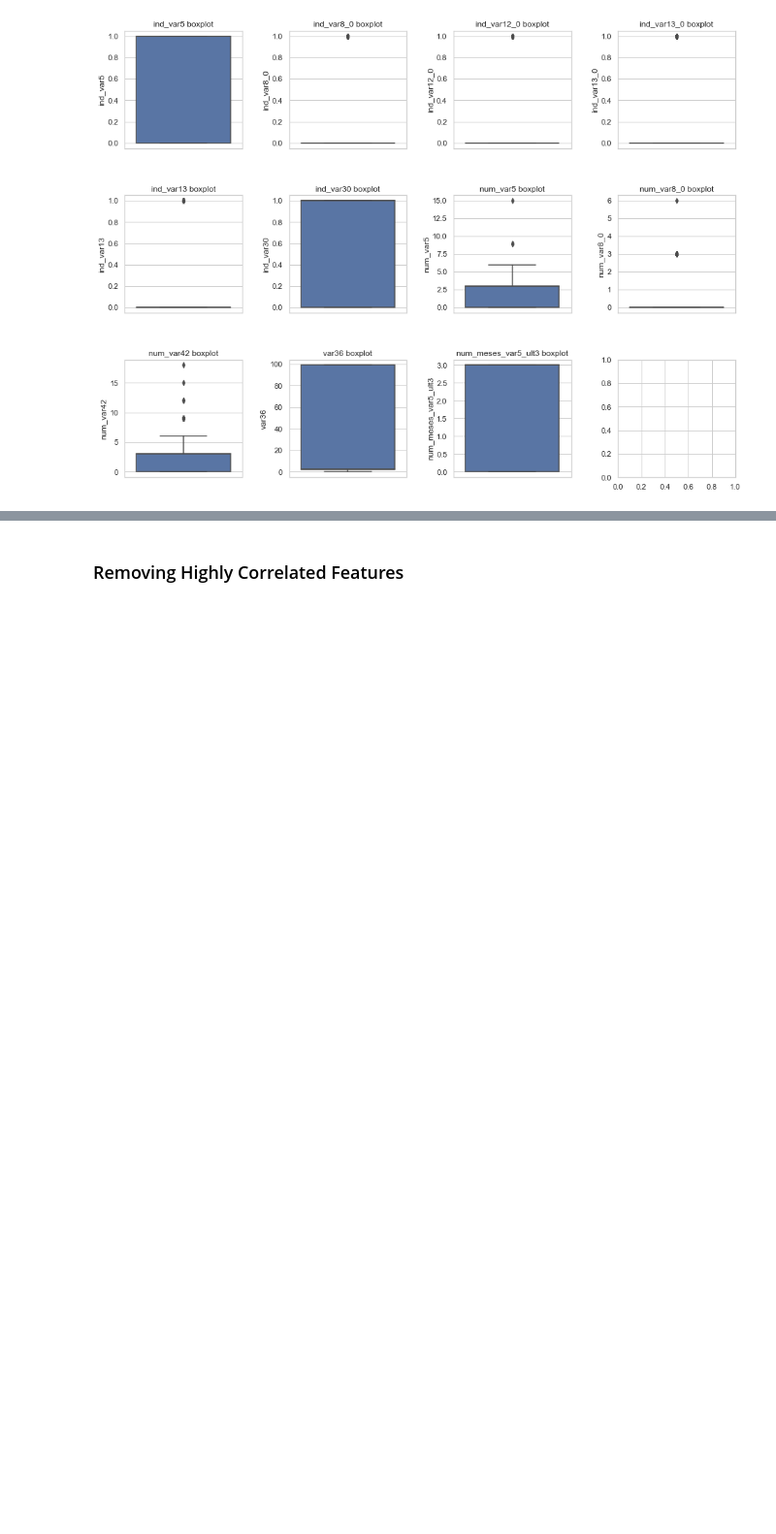
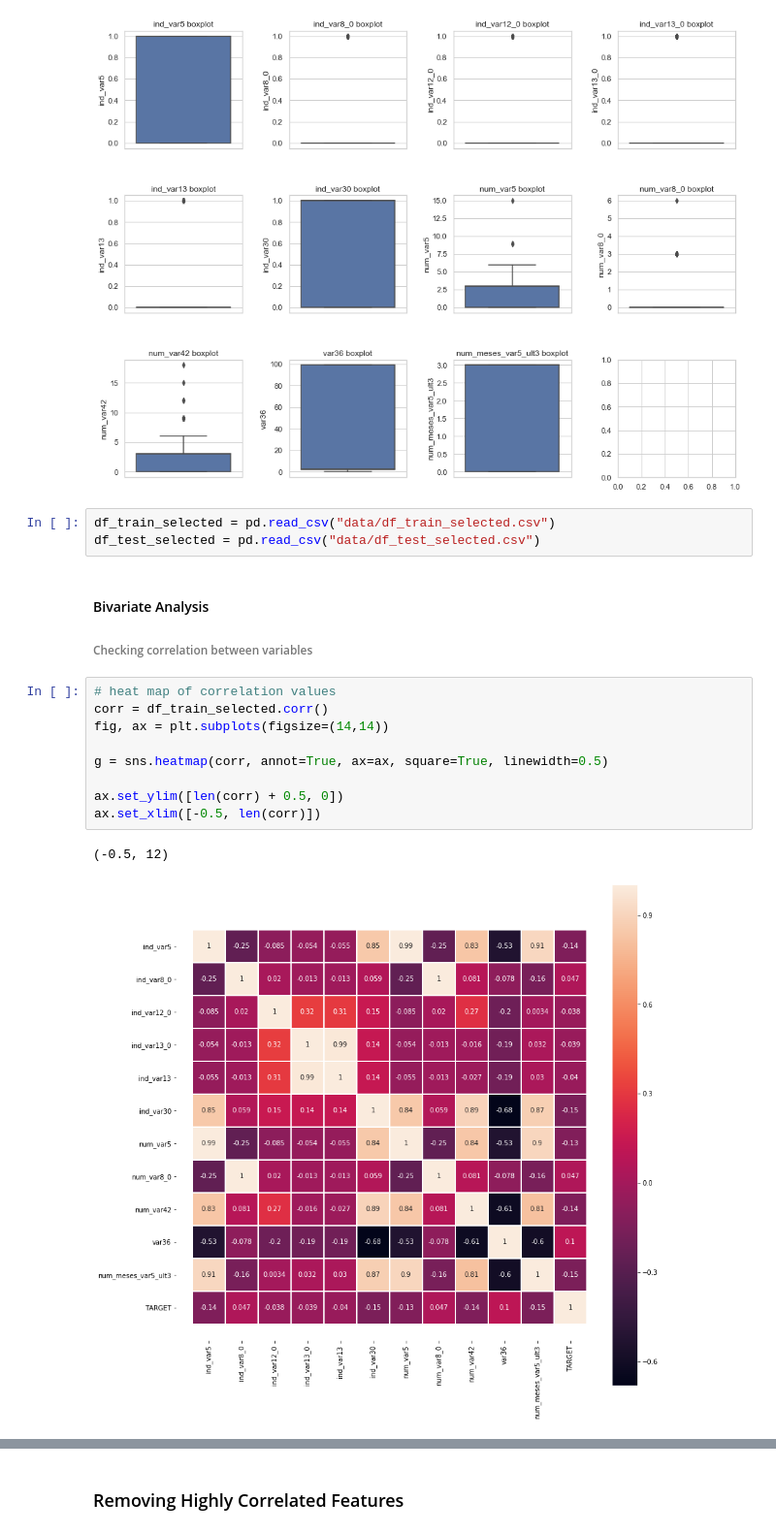
Before and after one commit to naiaraap/Predicting-Customer-Satisfaction-Level-from-Santander, a Jupyter notebook: CustomerSatisfactionLevelPrediction.ipynb, the cells around one changed output, grey strips where cells are left out. Shown at 97% size. Cells and saved outputs as stored; diff of their text form; blank space fills up the shorter version.

```diff
--- a/CustomerSatisfactionLevelPrediction.ipynb
+++ b/CustomerSatisfactionLevelPrediction.ipynb
@@ -284,3 +284,21 @@ for i in range(3):
         count +=1
 # %% [output]
 [figure]
+# %%
+df_train_selected = pd.read_csv("data/df_train_selected.csv")
+df_test_selected = pd.read_csv("data/df_test_selected.csv")
+# %% [markdown]
+#### Bivariate Analysis
+###### Checking correlation between variables
+# %%
+# heat map of correlation values
+corr = df_train_selected.corr()
+fig, ax = plt.subplots(figsize=(14,14))
+
+g = sns.heatmap(corr, annot=True, ax=ax, square=True, linewidth=0.5)
+
+ax.set_ylim([len(corr) + 0.5, 0])
+ax.set_xlim([-0.5, len(corr)])
+# %% [output]
+(-0.5, 12)
+[figure, added]
```
Also changed, not shown: parts of 8 cells of this notebook.
